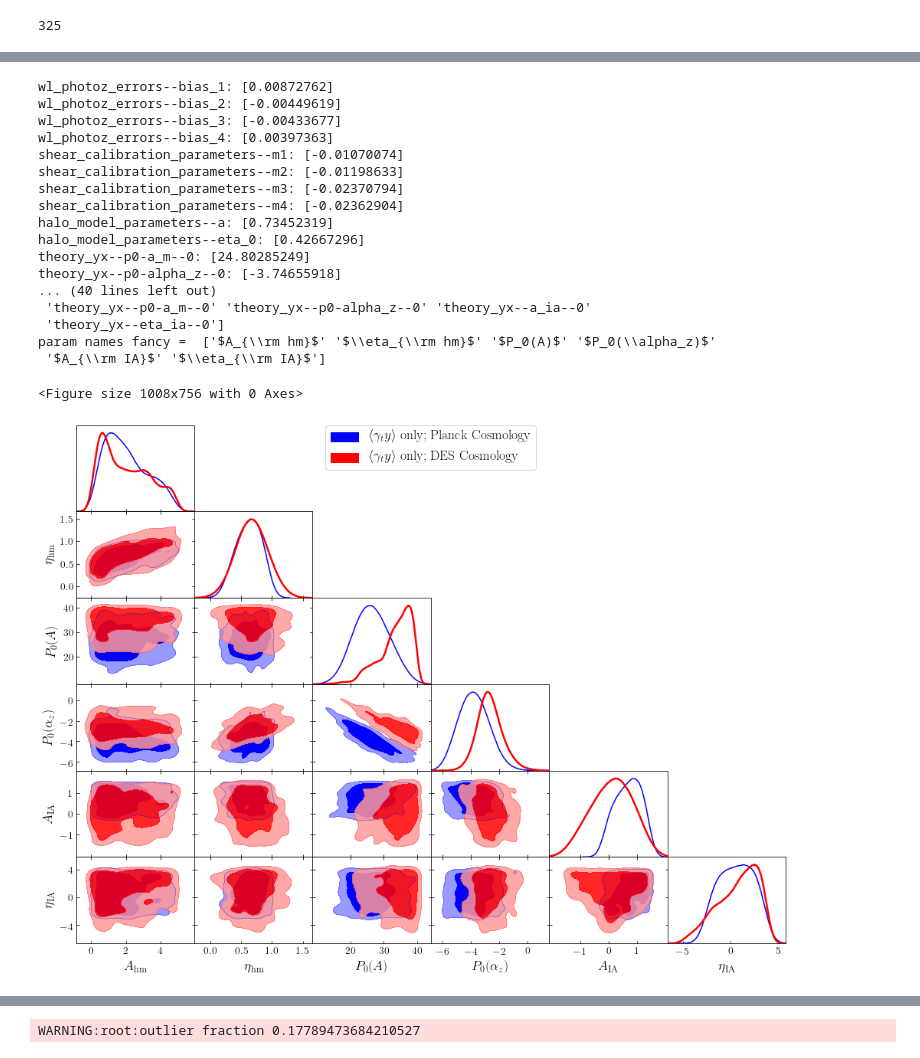
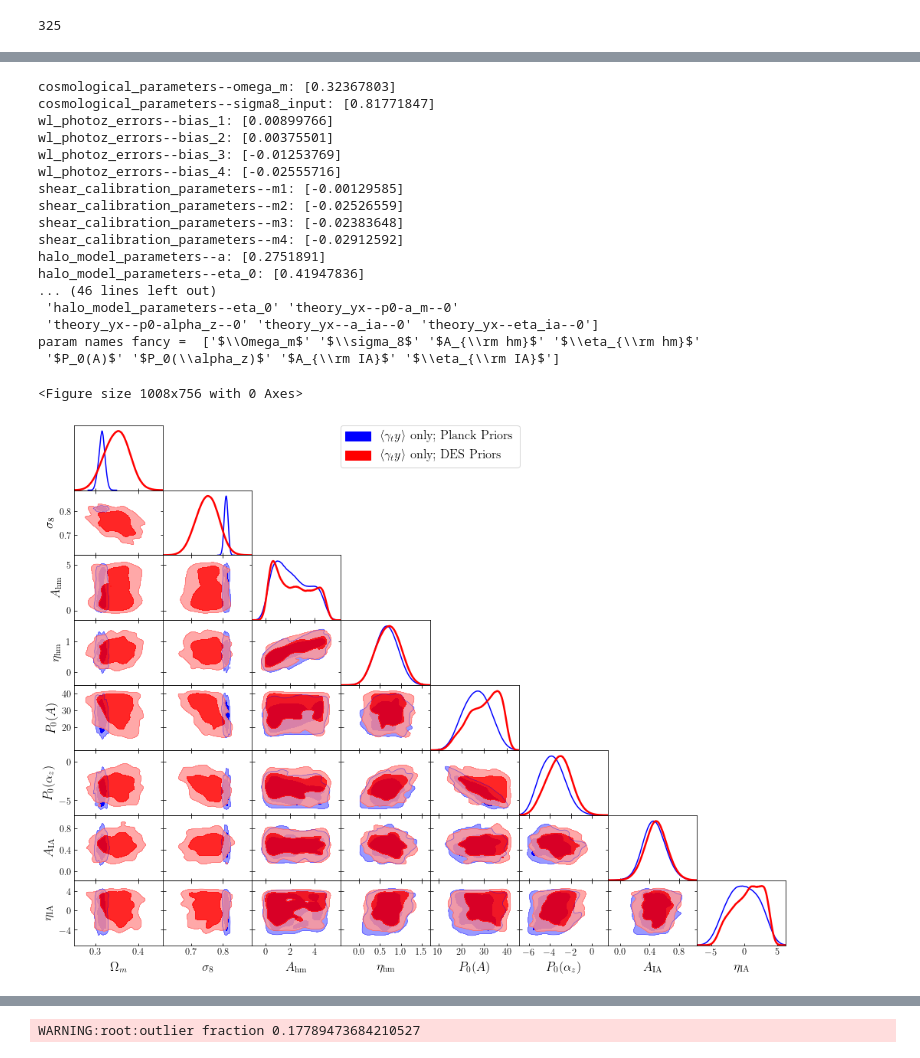
Before and after one commit to shivampcosmo/ACTxDESY3, a Jupyter notebook: src/plotting/final_chains_test.ipynb, the cells around one changed output, grey strips where cells are left out. Saved outputs shown, nothing was run; the diff lists cells and outputs as text; code cells hidden in the pictures.

```diff
--- a/src/plotting/final_chains_test.ipynb
+++ b/src/plotting/final_chains_test.ipynb
@@ -1092,0 +2290,5 @@ fig.savefig('YM_break_model_consistency.pdf')
+# %%
+dfP = pk.load(open('Pe_plot_data_gty_only_fidcuts_HM_delz_m_IA_P0A_P0z_betaA_alphigh_highbpl_al1_PLcosmo_finalrun3.pk','rb'))
+# {'z':z_array, 'M_mat':M_mat,'x_array':x_array,'Pe_fid':Pe_fid,'Pe_mat':Pe_mat}
+# dfP.keys()
+z_array, M_mat, x_array, Pe_fid, Pe_mat, weights = dfP['z'], dfP['M_mat'], dfP['x_array'], dfP['Pe_fid'], dfP['Pe_mat'], dfP['weights']
@@ -1092,0 +2351,21 @@ fig.savefig('YM_break_model_consistency.pdf')
+# %%
+percentiles = [16.0,84.0]
+zv = 0.1
+Mv = 5e14
+ind_zv = np.where(z_array > zv)[0][0]
+ind_Mv = np.where(M_mat[ind_zv,:] > Mv)[0][0]
+
+Pe_fid_j3v1 = Pe_fid[ind_zv, ind_Mv,:]
+Pe_mat_j3v1 = Pe_mat[:,ind_zv, ind_Mv,:]
+Pe_low_j3v1 = weighted_percentile(Pe_mat_j3v1, percentiles[0], weights=weights)
+Pe_high_j3v1 = weighted_percentile(Pe_mat_j3v1, percentiles[1], weights=weights)
+
+zv = 0.4
+Mv = 5e14
+ind_zv = np.where(z_array > zv)[0][0]
+ind_Mv = np.where(M_mat[ind_zv,:] > Mv)[0][0]
+
+Pe_fid_j3v2 = Pe_fid[ind_zv, ind_Mv,:]
+Pe_mat_j3v2 = Pe_mat[:,ind_zv, ind_Mv,:]
+Pe_low_j3v2 = weighted_percentile(Pe_mat_j3v2, percentiles[0], weights=weights)
+Pe_high_j3v2 = weighted_percentile(Pe_mat_j3v2, percentiles[1], weights=weights)
@@ -1418,9 +2753,9 @@ param names fancy =  ['$A_{\\rm hm}$' '$\\eta_{\\rm hm}$' '$A_{\\rm IA}$' '$\\et
 325
 # %%
 filename_list = [
-    '/global/cfs/cdirs/des/shivamp/nl_cosmosis/cosmosis/ACTxDESY3/src/chains/chain_xipm_fidcuts_HM_delz_m_IA_al1_PLcosmo_finalrun3.txt',
+    '/global/cfs/cdirs/des/shivamp/nl_cosmosis/cosmosis/ACTxDESY3/src/chains/chain_gty_only_2hcuts_delz_m_bP_PLcosmo_finalrun3.txt',
 #     '/global/cfs/cdirs/des/shivamp/nl_cosmosis/cosmosis/ACTxDESY3/src/chains/chain_xipm_gty_fidcuts_HM_delz_m_IA_P0A_P0z_al1_DEScosmo_widep_finalrun3.txt',
-    '/global/cfs/cdirs/des/shivamp/nl_cosmosis/cosmosis/ACTxDESY3/src/chains/chain_xipm_fidcuts_HM_delz_m_IA_al1_DEScosmo_finalrun3.txt',
+#     '/global/cfs/cdirs/des/shivamp/nl_cosmosis/cosmosis/ACTxDESY3/src/chains/chain_xipm_fidcuts_HM_delz_m_IA_al1_DEScosmo_finalrun3.txt',
 #     '/global/cfs/cdirs/des/shivamp/nl_cosmosis/cosmosis/ACTxDESY3/src/chains/chain_gty_only_ACTonly_HM_delz_m_IA_P0A_P0z_al1_PLcosmo_finalrun2.txt'
 #         '/global/cfs/cdirs/des/shivamp/nl_cosmosis/cosmosis/ACTxDESY3/src/chains/chain_gty_only_HM_delz_m_IA_P0A_P0z_betaA_betaz_al1_PLcosmo_finalrun.txt',
 #     '/global/cfs/cdirs/des/shivamp/nl_cosmosis/cosmosis/ACTxDESY3/src/chains/chain_gty_only_HM_delz_m_IA_P0A_betaA_PLcosmo_finalrun.txt',
@@ -1435,6 +2770,7 @@ all_samples = []
 
 fancy_dictionary = {'theory_yx--p0-a_m--0':r'$P_0(A)$','theory_yx--p0-alpha_z--0':r'$P_0(\alpha_z)$','theory_yx--beta-a_m--0':r'$\beta(A)$',
                     'theory_yx--beta-alpha_z--0':r'$\beta(\alpha_z)$',
+                    'theory_yx--bpz0':r'bP0', 'theory_yx--bpalpha':r'bPz',
                     'theory_yx--p0-alpha_m--0':r'$\alpha_{\rm high}$',	'theory_yx--alpha_p_high--0':r'$\alpha_{\rm low}$',
                     'theory_yx--beta-alpha_z--0':r'$\beta(\alpha_z)$','halo_model_parameters--a':r'$A_{\rm hm}$','halo_model_parameters--eta_0':r'$\eta_{\rm hm}$',
                    'theory_yx--a_ia--0':r'$A_{\rm IA}$', 'theory_yx--eta_ia--0':r'$\eta_{\rm IA}$',
@@ -1542,21 +2860,23 @@ param names fancy =  ['$A_{\\rm hm}$' '$\\eta_{\\rm hm}$' '$A_{\\rm IA}$' '$\\et
 # %%
 filename_list = [
-    '/global/cfs/cdirs/des/shivamp/nl_cosmosis/cosmosis/ACTxDESY3/src/chains/chain_gty_only_fidcuts_HM_delz_m_IA_P0A_P0z_al1_PLcosmo_finalrun3.txt',
+    '/global/cfs/cdirs/des/shivamp/nl_cosmosis/cosmosis/ACTxDESY3/src/chains/chain_gty_only_fidcuts_HM_delz_m_IA_P0A_P0z_al1_varycosmo_PLpriors_finalrun3.txt',
 #     '/global/cfs/cdirs/des/shivamp/nl_cosmosis/cosmosis/ACTxDESY3/src/chains/chain_xipm_gty_fidcuts_HM_delz_m_IA_P0A_P0z_al1_DEScosmo_widep_finalrun3.txt',
-    '/global/cfs/cdirs/des/shivamp/nl_cosmosis/cosmosis/ACTxDESY3/src/chains/chain_gty_only_fidcuts_HM_delz_m_IA_P0A_P0z_al1_DEScosmo_finalrun3.txt',
+    '/global/cfs/cdirs/des/shivamp/nl_cosmosis/cosmosis/ACTxDESY3/src/chains/chain_gty_only_fidcuts_HM_delz_m_IA_P0A_P0z_al1_varycosmo_DESpriors_finalrun3.txt',
 #     '/global/cfs/cdirs/des/shivamp/nl_cosmosis/cosmosis/ACTxDESY3/src/chains/chain_gty_only_ACTonly_HM_delz_m_IA_P0A_P0z_al1_PLcosmo_finalrun2.txt'
 #         '/global/cfs/cdirs/des/shivamp/nl_cosmosis/cosmosis/ACTxDESY3/src/chains/chain_gty_only_HM_delz_m_IA_P0A_P0z_betaA_betaz_al1_PLcosmo_finalrun.txt',
 #     '/global/cfs/cdirs/des/shivamp/nl_cosmosis/cosmosis/ACTxDESY3/src/chains/chain_gty_only_HM_delz_m_IA_P0A_betaA_PLcosmo_finalrun.txt',
 ]
 
-legend_labels = [r'$\langle \gamma_t y \rangle$ only; Planck Cosmology',r'$\langle \gamma_t y \rangle$ only; DES Cosmology','ACT only','Polychord']
+legend_labels = [r'$\langle \gamma_t y \rangle$ only; Planck Priors',r'$\langle \gamma_t y \rangle$ only; DES Priors','ACT only','Polychord']
 ext_b1b2 = [0,0,0]
 
 all_data = []
 all_samples = []
 
 
-fancy_dictionary = {'theory_yx--p0-a_m--0':r'$P_0(A)$','theory_yx--p0-alpha_z--0':r'$P_0(\alpha_z)$','theory_yx--beta-a_m--0':r'$\beta(A)$',
+fancy_dictionary = {
+    'cosmological_parameters--omega_m':r'$\Omega_m$','cosmological_parameters--sigma8_input':r'$\sigma_8$',
+    'theory_yx--p0-a_m--0':r'$P_0(A)$','theory_yx--p0-alpha_z--0':r'$P_0(\alpha_z)$','theory_yx--beta-a_m--0':r'$\beta(A)$',
                     'theory_yx--beta-alpha_z--0':r'$\beta(\alpha_z)$',
                     'theory_yx--p0-alpha_m--0':r'$\alpha_{\rm high}$',	'theory_yx--alpha_p_high--0':r'$\alpha_{\rm low}$',
                     'theory_yx--beta-alpha_z--0':r'$\beta(\alpha_z)$','halo_model_parameters--a':r'$A_{\rm hm}$','halo_model_parameters--eta_0':r'$\eta_{\rm hm}$',
@@ -1619,7 +2939,7 @@ g.settings.legend_fontsize = 20
 g.settings.axis_marker_lw = 2.0
 s8v = 0.84305 * (0.3/0.3)**0.5
 marker_dict = {'cosmological_parameters--omega_m':0.3,'COSMOLOGICAL_PARAMETERS--SIGMA_8':0.84305,'cosmological_parameters--s8':s8v,'cosmological_parameters--omega_b':0.048,'cosmological_parameters--h0':0.69,'cosmological_parameters--n_s':0.97,'cosmological_parameters--w':-1.0,'pk_to_cl--b1e_bin1':1.7,'pk_to_cl--b1e_bin2':1.7,'pk_to_cl--b1e_bin3':1.7,'pk_to_cl--b1e_bin4':2.0,'pk_to_cl--b1e_bin5':2.0,'pk_to_cl--b2e_bin1':0.23,'pk_to_cl--b2e_bin2':0.23,'pk_to_cl--b2e_bin3':0.23,'pk_to_cl--b2e_bin4':0.5,'pk_to_cl--b2e_bin5':0.5}
-g.triangle_plot(all_samples, legend_labels = legend_labels, markers=marker_dict,line_args=[{'lw':2.5,'color':'blue'},{'lw':2.5,'color':'red'},{'lw':2.5,'color':'black'}],contour_lws=[1.5],  filled = [True,  True,False], contour_colors = ['blue','red','black'])
+g.triangle_plot(all_samples, legend_labels = legend_labels, line_args=[{'lw':2.5,'color':'blue'},{'lw':2.5,'color':'red'},{'lw':2.5,'color':'black'}],contour_lws=[1.5],  filled = [True,  True,False], contour_colors = ['blue','red','black'])
 # g.triangle_plot(all_samples, legend_labels = legend_labels, markers=marker_dict,  filled = [True,  True,True])
 
 # g.export(fname = 'compare_cosmo_extprior_44_NLbiasDV.pdf')
@@ -1629,19 +2949,19 @@ WARNING:root:outlier fraction 0.04
-wl_photoz_errors--bias_1: [0.00872762]
-wl_photoz_errors--bias_2: [-0.00449619]
-wl_photoz_errors--bias_3: [-0.00433677]
-wl_photoz_errors--bias_4: [0.00397363]
-shear_calibration_parameters--m1: [-0.01070074]
-shear_calibration_parameters--m2: [-0.01198633]
-shear_calibration_parameters--m3: [-0.02370794]
-shear_calibration_parameters--m4: [-0.02362904]
-halo_model_parameters--a: [0.73452319]
-halo_model_parameters--eta_0: [0.42667296]
-theory_yx--p0-a_m--0: [24.80285249]
-theory_yx--p0-alpha_z--0: [-3.74655918]
-... (40 lines left out)
- 'theory_yx--p0-a_m--0' 'theory_yx--p0-alpha_z--0' 'theory_yx--a_ia--0'
- 'theory_yx--eta_ia--0']
-param names fancy =  ['$A_{\\rm hm}$' '$\\eta_{\\rm hm}$' '$P_0(A)$' '$P_0(\\alpha_z)$'
- '$A_{\\rm IA}$' '$\\eta_{\\rm IA}$']
+cosmological_parameters--omega_m: [0.32367803]
+cosmological_parameters--sigma8_input: [0.81771847]
+wl_photoz_errors--bias_1: [0.00899766]
+wl_photoz_errors--bias_2: [0.00375501]
+wl_photoz_errors--bias_3: [-0.01253769]
+wl_photoz_errors--bias_4: [-0.02555716]
+shear_calibration_parameters--m1: [-0.00129585]
+shear_calibration_parameters--m2: [-0.02526559]
+shear_calibration_parameters--m3: [-0.02383648]
+shear_calibration_parameters--m4: [-0.02912592]
+halo_model_parameters--a: [0.2751891]
+halo_model_parameters--eta_0: [0.41947836]
+... (46 lines left out)
+ 'halo_model_parameters--eta_0' 'theory_yx--p0-a_m--0'
+ 'theory_yx--p0-alpha_z--0' 'theory_yx--a_ia--0' 'theory_yx--eta_ia--0']
+param names fancy =  ['$\\Omega_m$' '$\\sigma_8$' '$A_{\\rm hm}$' '$\\eta_{\\rm hm}$'
+ '$P_0(A)$' '$P_0(\\alpha_z)$' '$A_{\\rm IA}$' '$\\eta_{\\rm IA}$']
 <Figure size 1008x756 with 0 Axes>
-[figure, old version]
+[figure, new version]
```
Also changed, not shown: parts of 41 cells of this notebook, 46 other files.
